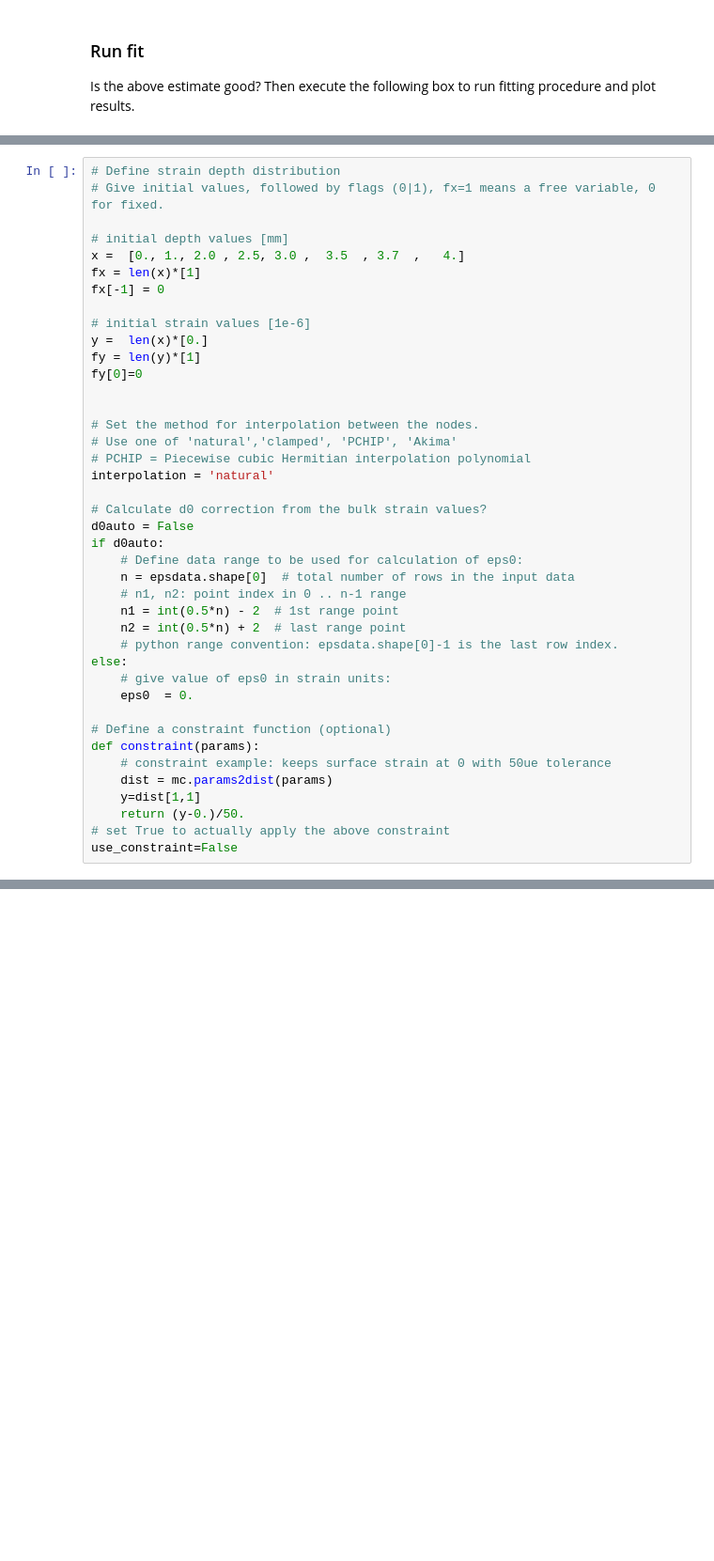
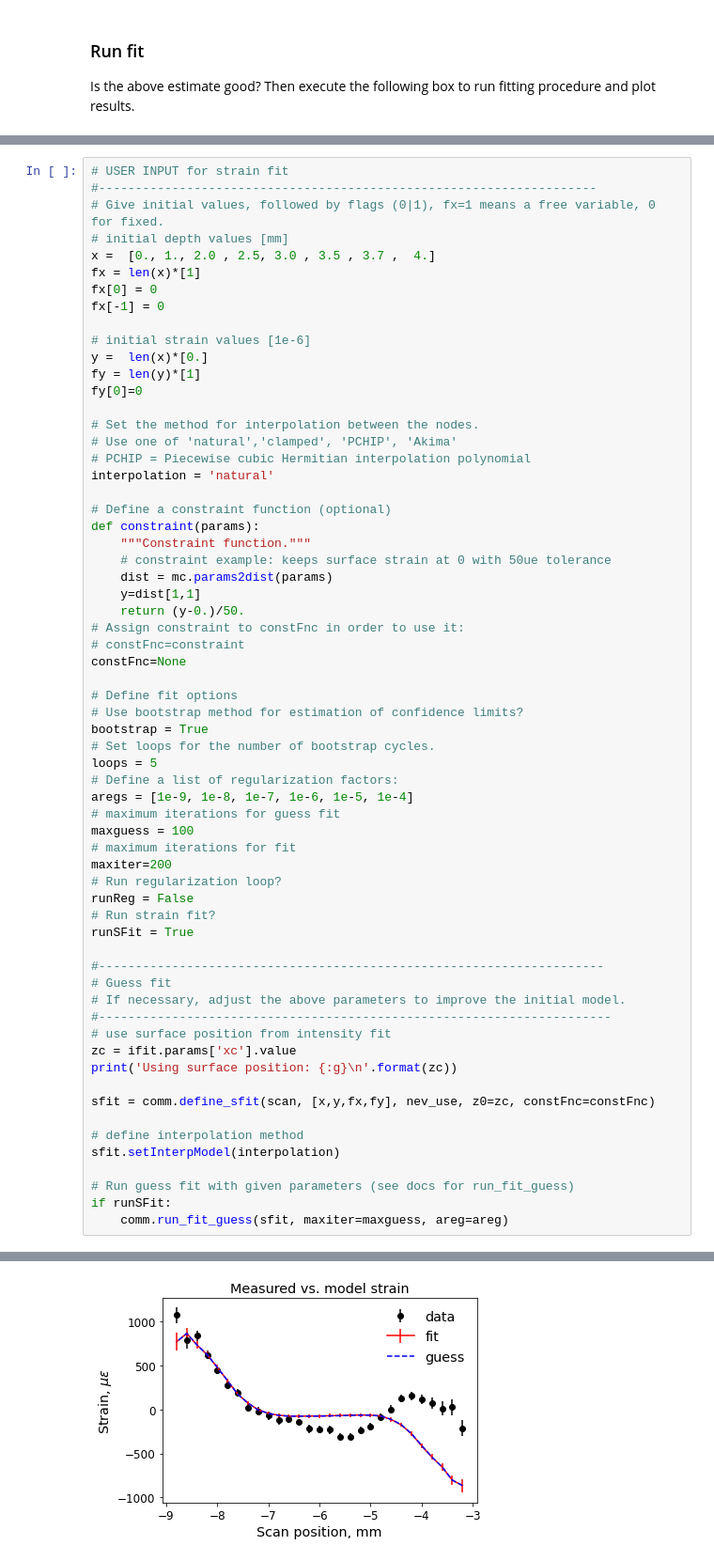
Before and after one commit to NPLtools/stressfit, a Jupyter notebook: stressfit_example1.ipynb, the cells around one changed output, grey strips where cells are left out. Shown at 94% size. Drawn from its saved outputs; the diff is of its cells as text; blank space fills up the shorter version.

```diff
--- a/stressfit_example1.ipynb
+++ b/stressfit_example1.ipynb
@@ -298,10 +321,11 @@ The depth distributions are modelled as a set of points [depth, $\epsilon$(depth
 # %%
-# Define strain depth distribution
+# USER INPUT for strain fit
+#--------------------------------------------------------------------
 # Give initial values, followed by flags (0|1), fx=1 means a free variable, 0 for fixed.
-
 # initial depth values [mm]
-x =  [0., 1., 2.0 , 2.5, 3.0 ,  3.5  , 3.7  ,   4.]
+x =  [0., 1., 2.0 , 2.5, 3.0 , 3.5 , 3.7 ,  4.]
 fx = len(x)*[1]
+fx[0] = 0
 fx[-1] = 0
 
 # initial strain values [1e-6]
@@ -309,30 +333,52 @@ y =  len(x)*[0.]
 fy = len(y)*[1]
 fy[0]=0
 
-
 # Set the method for interpolation between the nodes.
 # Use one of 'natural','clamped', 'PCHIP', 'Akima'
 # PCHIP = Piecewise cubic Hermitian interpolation polynomial
 interpolation = 'natural'
 
-# Calculate d0 correction from the bulk strain values?
-d0auto = False
-if d0auto:
-    # Define data range to be used for calculation of eps0:
-    n = epsdata.shape[0]  # total number of rows in the input data
-    # n1, n2: point index in 0 .. n-1 range
-    n1 = int(0.5*n) - 2  # 1st range point
-    n2 = int(0.5*n) + 2  # last range point
-    # python range convention: epsdata.shape[0]-1 is the last row index.
-else:
-    # give value of eps0 in strain units:
-    eps0  = 0.
-
 # Define a constraint function (optional)
 def constraint(params):
+    """Constraint function."""
     # constraint example: keeps surface strain at 0 with 50ue tolerance
     dist = mc.params2dist(params)
     y=dist[1,1]
     return (y-0.)/50.
-# set True to actually apply the above constraint
-use_constraint=False
+# Assign constraint to constFnc in order to use it:
+# constFnc=constraint
+constFnc=None
+
+# Define fit options
+# Use bootstrap method for estimation of confidence limits?
+bootstrap = True
+# Set loops for the number of bootstrap cycles.
+loops = 5
+# Define a list of regularization factors:
+aregs = [1e-9, 1e-8, 1e-7, 1e-6, 1e-5, 1e-4]
+# maximum iterations for guess fit
+maxguess = 100
+# maximum iterations for fit
+maxiter=200
+# Run regularization loop?
+runReg = False
+# Run strain fit?
+runSFit = True
+
+#---------------------------------------------------------------------
+# Guess fit
+# If necessary, adjust the above parameters to improve the initial model.
+#----------------------------------------------------------------------
+# use surface position from intensity fit
+zc = ifit.params['xc'].value
+print('Using surface position: {:g}\n'.format(zc))
+
+sfit = comm.define_sfit(scan, [x,y,fx,fy], nev_use, z0=zc, constFnc=constFnc)
+
+# define interpolation method
+sfit.setInterpModel(interpolation)
+
+# Run guess fit with given parameters (see docs for run_fit_guess)
+if runSFit:
+    comm.run_fit_guess(sfit, maxiter=maxguess, areg=areg)
+# %% [output]
@@ -338,0 +386 @@ use_constraint=False
+[figure, added]
```
Also changed, not shown: parts of 38 cells of this notebook, 5 other files.
